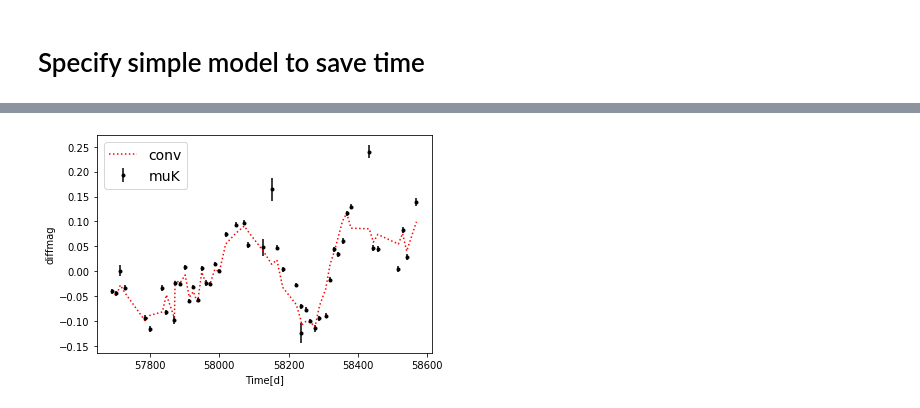
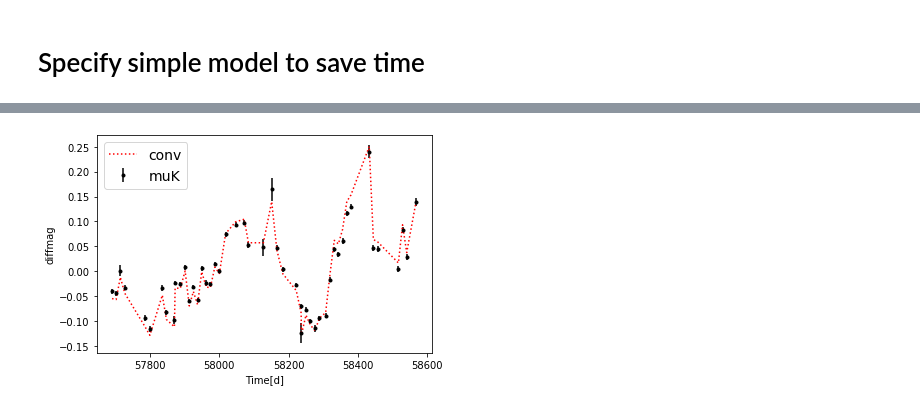
Before and after one commit to MalteBrinch/Master-Thesis-Code, a Jupyter notebook: 7d conv and iterating a GP.ipynb, the cells around one changed output, grey strips where cells are left out. Drawn from its saved outputs; the diff is of its cells as text; code cells hidden in the pictures.

```diff
--- a/7d conv and iterating a GP.ipynb
+++ b/7d conv and iterating a GP.ipynb
@@ -547,0 +529,26 @@ Name: mean, dtype: float64
+# %%
+#Calculate the mean and standard deviation of the traces.
+mu = np.zeros(len(X_new))
+sd = np.zeros(len(X_new))
+
+for i in range(0,len(X_new)):
+    mu[i] = np.mean(pred_samples["f_sim"][:,i])
+    sd[i] = np.std(pred_samples["f_sim"][:,i])
+
+# draw plot
+fig = plt.figure(figsize=(12,5)); ax = fig.gca()
+
+# plot mean and 1σ intervals
+plt.plot(X_new, mu, 'r', lw=2, label="mean and 1σ region");
+plt.plot(X_new, mu + 1*sd, 'r', lw=1); plt.plot(X_new, mu - 1*sd, 'r', lw=1);
+plt.fill_between(X_new.flatten(), mu - 1*sd, mu + 1*sd, color="r", alpha=0.5)
+#plt.errorbar(XJ,mu,sd,fmt='r.',label='Driving function value at data points')
+
+# plot original data and true function
+#plt.plot(X, y, 'ok', ms=3, alpha=1.0, label="observed data")
+#plt.errorbar(X, y, yerr,fmt='.',label="observed data")
+
+plt.xlabel("t");
+plt.ylabel("diffmag")
+plt.title("predictive mean and 1σ interval"); plt.legend();
+print(np.mean(sd))
@@ -548,18 +558,18 @@ Name: mean, dtype: float64
 # %%
     tau=np.linspace(1.0,100.0,ntau)
-    sigma_DT=0.189
-    m_DT=59.725
-    theta_DT=45.553
+    sigma_DT=0.141
+    m_DT=78.736
+    theta_DT=23.571
 
     #Accretion Disk paramters
-    Jsigma_AD=1.567
-    Jm_AD=35.840
-    Jtheta_AD=-3.853
+    Jsigma_AD=2.535
+    Jm_AD=29.591
+    Jtheta_AD=-34.938
 
     #BB and power law parameters
-    T=1785.800
-    K_0=2.459
-    index=0.031
+    T=np.exp(7.501)
+    K_0=5.039
+    index=1.481
 
     #Different wavelength for different bands, not a free paramter
     #REMIR filters in nm NEED DATASHEET
@@ -584,34 +594,34 @@ Name: mean, dtype: float64
     lognorm_DT[where_are_NaNs1] = 0.0
 
     #Dusty Torus transfer equation for J band
     Jb = h*c/(1e-9*Jwav*k*T)
     JBB = (1.0/( Jwav**5 * (np.exp(Jb) - 1.0) ))/BB_max
     JPsi_DT = JBB*lognorm_DT
 
     #Accretion Disk transfer equation for the J band
     Jpowr = K_0*(Jwav/wav_0)**(index)
     Jexp_AD = -((np.log((tau-Jtheta_AD)/Jm_AD))**2/(2*Jsigma_AD**2))
     Jfront_AD = 1.0/((tau-Jtheta_AD)*Jsigma_AD*np.sqrt(2*np.pi))
     Jlognorm_AD = Jfront_AD*np.exp(Jexp_AD)
     where_are_NaNs2 = np.isnan(Jlognorm_AD)
     Jlognorm_AD[where_are_NaNs2] = 0.0
     JPsi_AD = Jpowr*Jlognorm_AD
 
     #Full transfer equations
     Jtransfer = JPsi_DT + JPsi_AD
 
     #The convolutions
     #filter needs to be odd so tau is odd
     Jconvol=np.convolve(mu[0:len(XJ)],Jtransfer,'same')
 
 plt.errorbar(XJ, yJ, yerr=yJerr, fmt=".k", capsize=0, label='muK')
 #plt.errorbar(XJ, Jconvol, yerr=sd[0:len(XJ)], fmt=".r", capsize=0, label='conv')
 plt.plot(XJ, Jconvol, ":r", label="conv")
 plt.legend(fontsize=14)
 plt.xlabel("Time[d]")
 plt.ylabel("diffmag");
 # %% [output]
-[figure, old version]
+[figure, new version]
 # %%
 plt.plot(tau,Jtransfer,'.')
 plt.xlabel('tau')
```
Also changed, not shown: parts of 21 cells of this notebook.
